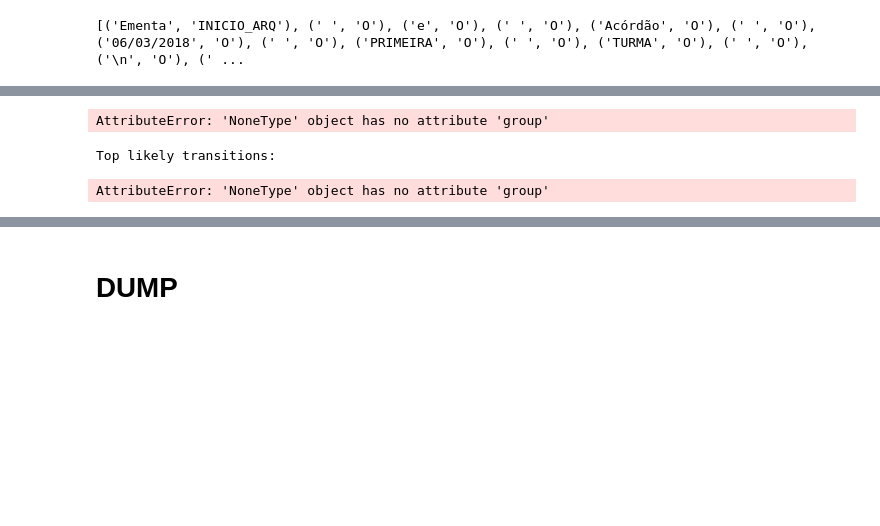
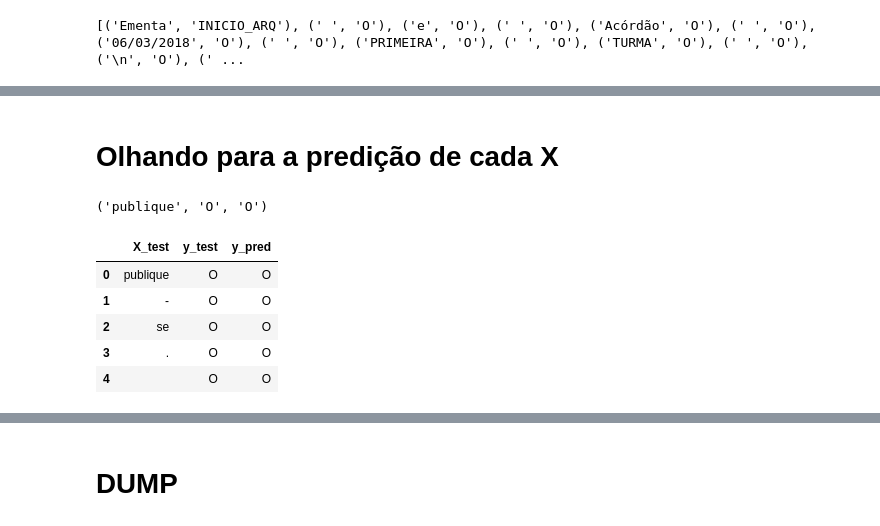
Before and after one commit to felipeasilva1/doccano, a Jupyter notebook: ncdj-tools/export_utility/Concatenar arquivos.ipynb, the cells around one changed output, grey strips where cells are left out. Cells and saved outputs as stored; diff of their text form; code cells hidden in the pictures; blank space fills up the shorter version.

```diff
--- a/ncdj-tools/export_utility/Concatenar arquivos.ipynb
+++ b/ncdj-tools/export_utility/Concatenar arquivos.ipynb
@@ -175,8 +193,7 @@ class SentenceGetter(object):
             self.n_sent += 1
             return s
         except:
-            pass
-#             return None
+            return None
 
 getter = SentenceGetter(combined_csv)
 sentences = getter.sentences
@@ -298,22 +310,10 @@ I_Ref. Legislativa      0.871     0.838     0.854     12040
 # %%
-crf.transition_features_
-# crf.tagger_.dump(filename="crf_tagger.txt")
+# Cria arquivo com todas as informações geradas pelo crf.
+
+crf.tagger_.dump(filename="crf_tagger.txt")
-# %% [output]
-AttributeError: 'NoneType' object has no attribute 'group'
-# %%
-# Let’s check what classifier learned
-
-from collections import Counter
-
-def print_transitions(trans_features):
-    for (label_from, label_to), weight in trans_features:
-        print("%-6s -> %-7s %0.6f" % (label_from, label_to, weight))
-
-print("Top likely transitions:")
-print_transitions(Counter(crf.transition_features_).most_common(5))
-
-print("\nTop unlikely transitions:")
-print_transitions(Counter(crf.transition_features_).most_common()[-5:])
-# %% [output]
-Top likely transitions:
-AttributeError: 'NoneType' object has no attribute 'group'
+# %% [markdown]
+# Olhando para a predição de cada X
+# %%
+X_test[0][0]['word.lower()'], y_pred[0][0], y_test[0][0]
+# %% [output]
+('publique', 'O', 'O')
@@ -319,0 +329,10 @@ AttributeError: 'NoneType' object has no attribute 'group'
+# %%
+result.columns = ['X_test','y_test', 'y_pred']
+result.head()
+# %% [output]
+|  | X_test | y_test | y_pred |
+| 0 | publique | O | O |
+| 1 | - | O | O |
+| 2 | se | O | O |
+| 3 | . | O | O |
+| 4 |  | O | O |
```
Also changed, not shown: parts of 15 cells of this notebook, 1 other file.
